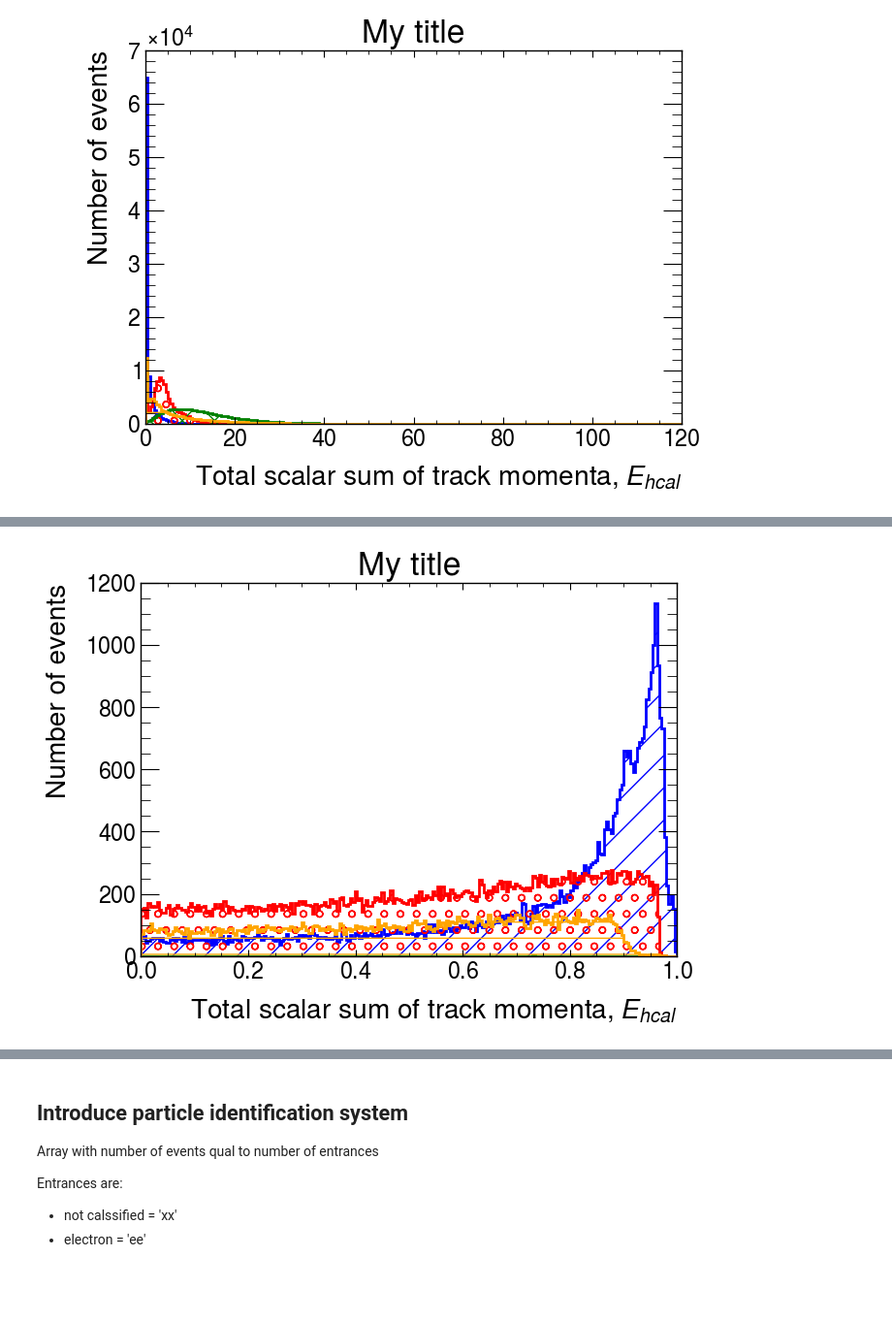
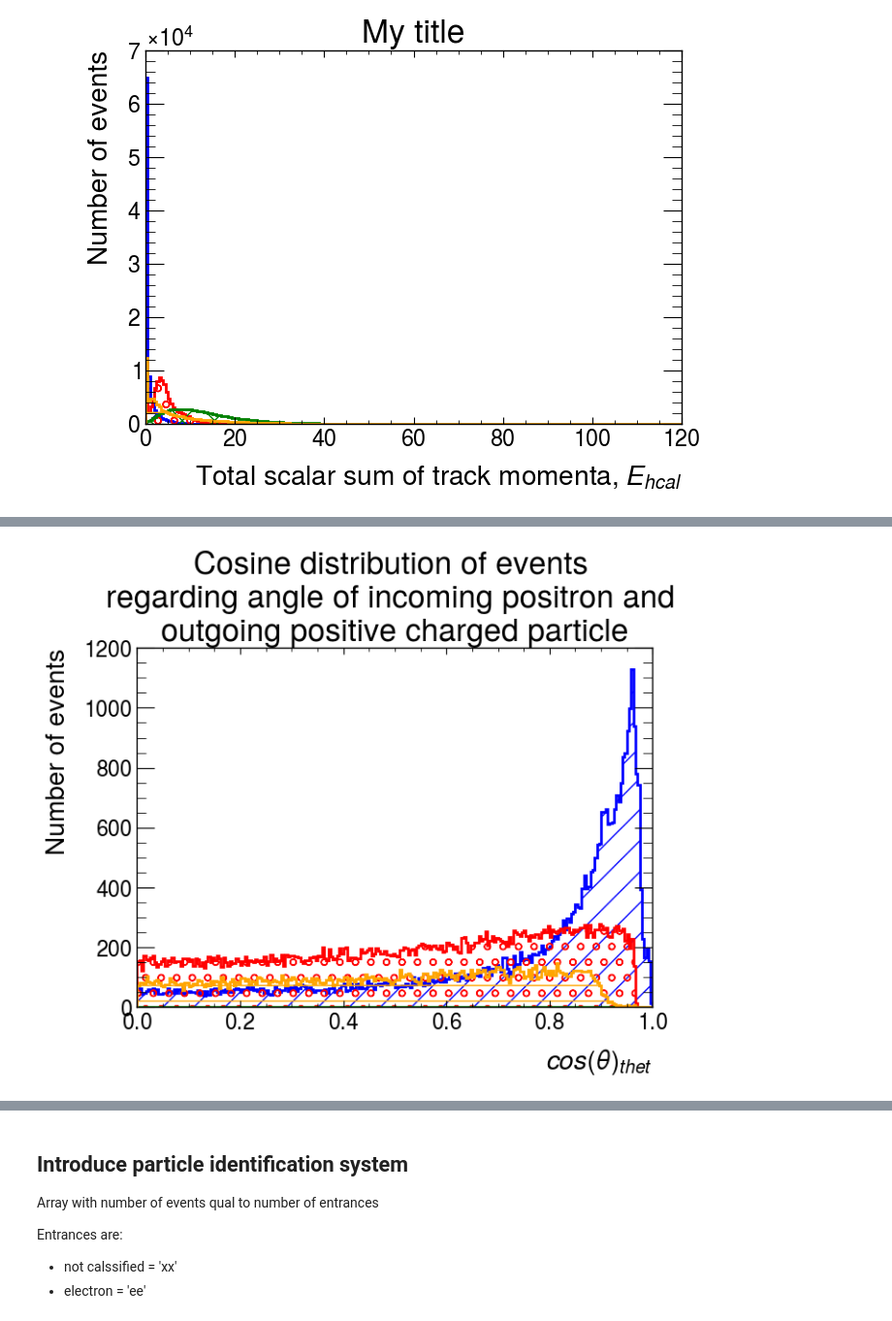
Before and after one commit to josepretel/z0-precisionmeasurement, a Jupyter notebook: z0_analysis.ipynb, the cells around one changed output, grey strips where cells are left out. Shown at 97% size. Cells and saved outputs as stored; diff of their text form; code cells hidden in the pictures; blank space fills up the shorter version.

```diff
--- a/z0_analysis.ipynb
+++ b/z0_analysis.ipynb
@@ -358,39 +360,39 @@ plt.show()
 # %%
-bins_Ehcal = np.linspace(0, 1, 242)
+bins_cos_thet = np.linspace(0, 1, 241)
 
 
 plt.style.use(mplhep.style.ATLAS) # You can load ATLAS/CMS/ALICE plot style
 plt.figure(figsize=(7,5))
 
-bin_content_ee, bin_edges_ee, _ = plt.hist(cos_thet_ee,bins=bins_Ehcal, histtype='step',  linewidth=2, edgecolor='b', hatch='/', label='Pcharged')
+bin_content_ee, bin_edges_ee, _ = plt.hist(cos_thet_ee,bins=bins_cos_thet, histtype='step',  linewidth=2, edgecolor='b', hatch='/', label='Pcharged')
 mid_ee = 0.5*(bin_edges_ee[1:] + bin_edges_ee[:-1]) #Calculate midpoint of the bars
 
-bin_content_mm, bin_edges_mm, _ = plt.hist(cos_thet_mm,bins=bins_Ehcal, histtype='step',  linewidth=2, edgecolor='r', hatch='o', label='Pcharged')
+bin_content_mm, bin_edges_mm, _ = plt.hist(cos_thet_mm,bins=bins_cos_thet, histtype='step',  linewidth=2, edgecolor='r', hatch='o', label='Pcharged')
 mid_mm = 0.5*(bin_edges_mm[1:] + bin_edges_mm[:-1]) #Calculate midpoint of the bars
 
-bin_content_qq, bin_edges_qq, _ = plt.hist(cos_thet_qq,bins=bins_Ehcal, histtype='step',  linewidth=2, edgecolor='green', hatch='x', label='Pcharged')
+bin_content_qq, bin_edges_qq, _ = plt.hist(cos_thet_qq,bins=bins_cos_thet, histtype='step',  linewidth=2, edgecolor='green', hatch='x', label='Pcharged')
 mid_qq = 0.5*(bin_edges_qq[1:] + bin_edges_qq[:-1]) #Calculate midpoint of the bars
 
-bin_content_tt, bin_edges_tt, _ = plt.hist(cos_thet_tt,bins=bins_Ehcal, histtype='step',  linewidth=2, edgecolor='orange', hatch='-', label='Pcharged')
+bin_content_tt, bin_edges_tt, _ = plt.hist(cos_thet_tt,bins=bins_cos_thet, histtype='step',  linewidth=2, edgecolor='orange', hatch='-', label='Pcharged')
 mid_tt = 0.5*(bin_edges_tt[1:] + bin_edges_tt[:-1]) #Calculate midpoint of the bars
 
 
 #error_sizes = np.sqrt(bin_content)
 
 #plt.errorbar(mid, bin_content, yerr=error_sizes, fmt='none')
 ### When producing an histogram, you can store the bin content and the edges of the bins in
 ###'bin_content', and 'bin_edges'
 #print(bin_content)
 #print(bin_edges)
 
 ### Show the plot on screen
-plt.title('My title')
+plt.title('Cosine distribution of events \nregarding angle of incoming positron and \noutgoing positive charged particle')
 #plt.xlim(10.,150.)
 #plt.yscale('log')
 #plt.xscale('log')
-plt.xlabel('Total scalar sum of track momenta, $E_{hcal}$')
+plt.xlabel('$cos(\\theta)_{thet}$')
 plt.ylabel('Number of events')
 plt.show()
 # %% [output]
-[figure, old version]
+[figure, new version]
 # %%
```
Also changed, not shown: parts of 14 cells of this notebook, 1 other file.
